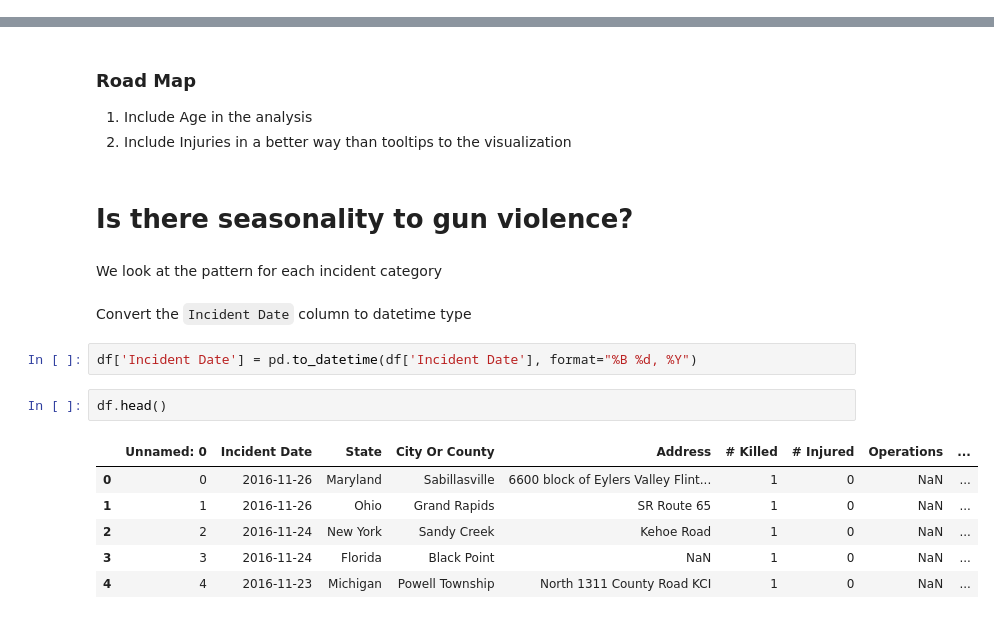
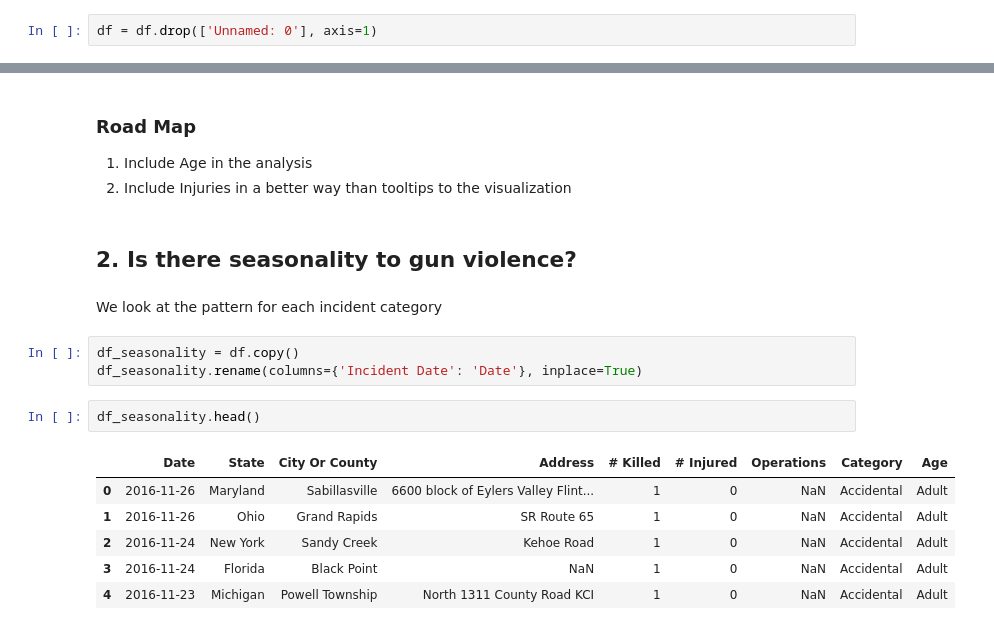
Before and after one commit to kwright76/Gun-Violence-Analysis, a Jupyter notebook: First Version.ipynb, the cells around one changed output, grey strips where cells are left out. Drawn from its saved outputs; the diff is of its cells as text.

```diff
--- a/First Version.ipynb
+++ b/First Version.ipynb
@@ -31,0 +28,2 @@ Before we begin, let's have a look at the general distribution of the data.
+# %%
+df = df.drop(['Unnamed: 0'], axis=1)
@@ -115,19 +152,18 @@ We were interested in the correlation between gun incident types and the categor
 1. Include Age in the analysis
 2. Include Injuries in a better way than tooltips to the visualization
 # %% [markdown]
-# Is there seasonality to gun violence?
+## 2. Is there seasonality to gun violence?
 # %% [markdown]
 We look at the pattern for each incident category
-# %% [markdown]
-Convert the `Incident Date` column to datetime type
-# %%
-df['Incident Date'] = pd.to_datetime(df['Incident Date'], format="%B %d, %Y")
+# %%
+df_seasonality = df.copy()
+df_seasonality.rename(columns={'Incident Date': 'Date'}, inplace=True)
 # %%
-df.head()
+df_seasonality.head()
 # %% [output]
-|  | Unnamed: 0 | Incident Date | State | City Or County | Address | # Killed | # Injured | Operations | ... |
-| 0 | 0 | 2016-11-26 | Maryland | Sabillasville | 6600 block of Eylers Valley Flint... | 1 | 0 | NaN | ... |
-| 1 | 1 | 2016-11-26 | Ohio | Grand Rapids | SR Route 65 | 1 | 0 | NaN | ... |
-| 2 | 2 | 2016-11-24 | New York | Sandy Creek | Kehoe Road | 1 | 0 | NaN | ... |
-| 3 | 3 | 2016-11-24 | Florida | Black Point | NaN | 1 | 0 | NaN | ... |
-| 4 | 4 | 2016-11-23 | Michigan | Powell Township | North 1311 County Road KCI | 1 | 0 | NaN | ... |
+|  | Date | State | City Or County | Address | # Killed | # Injured | Operations | Category | Age |
+| 0 | 2016-11-26 | Maryland | Sabillasville | 6600 block of Eylers Valley Flint... | 1 | 0 | NaN | Accidental | Adult |
+| 1 | 2016-11-26 | Ohio | Grand Rapids | SR Route 65 | 1 | 0 | NaN | Accidental | Adult |
+| 2 | 2016-11-24 | New York | Sandy Creek | Kehoe Road | 1 | 0 | NaN | Accidental | Adult |
+| 3 | 2016-11-24 | Florida | Black Point | NaN | 1 | 0 | NaN | Accidental | Adult |
+| 4 | 2016-11-23 | Michigan | Powell Township | North 1311 County Road KCI | 1 | 0 | NaN | Accidental | Adult |
```
Also changed, not shown: parts of 51 cells of this notebook.
